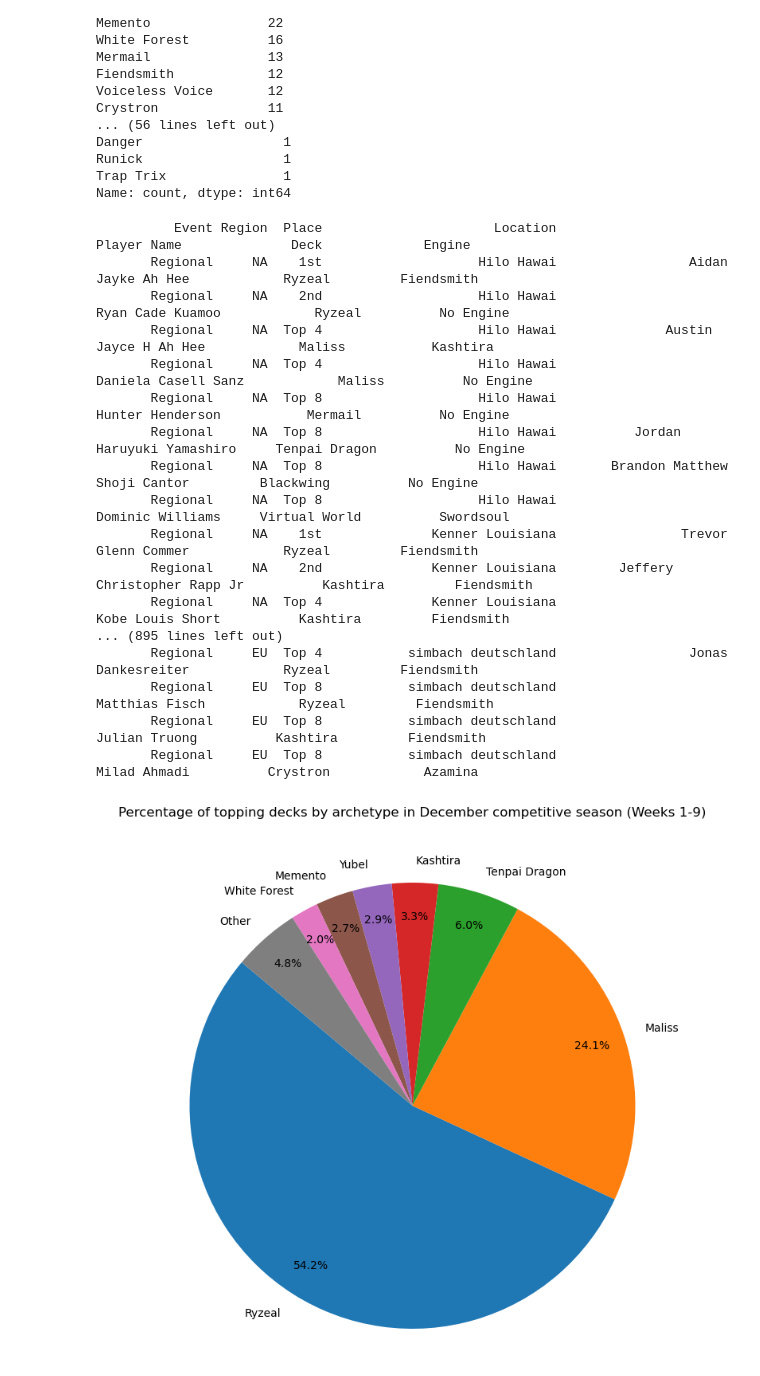
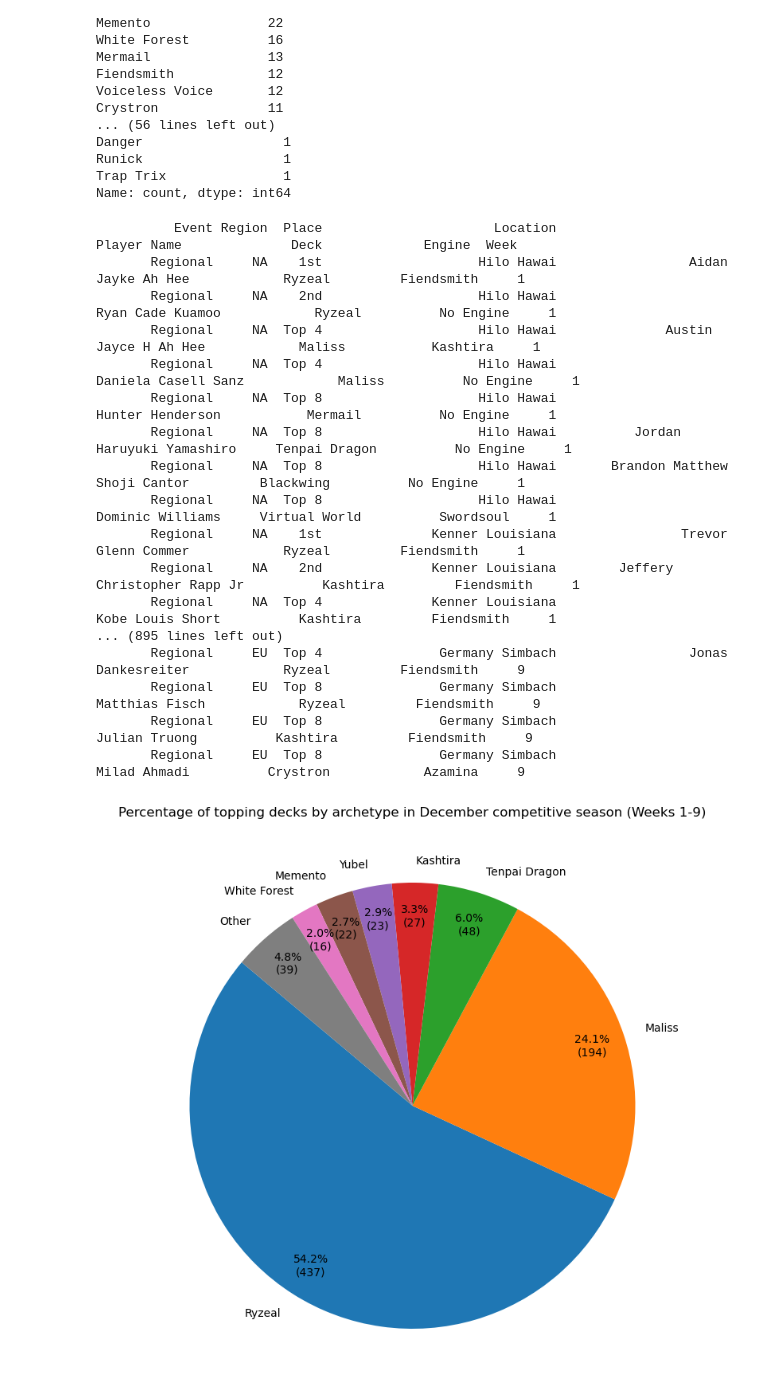
Before and after one commit to viktortrilar/data-analysis-projects, a Jupyter notebook: Yu-Gi-Oh_December_Format_Tournament_Performance.ipynb, the cells around one changed output. Saved outputs shown, nothing was run; the diff lists cells and outputs as text; code cells hidden in the pictures.

Commit message:
added numbers to pie chart

```diff
--- a/Yu-Gi-Oh_December_Format_Tournament_Performance.ipynb
+++ b/Yu-Gi-Oh_December_Format_Tournament_Performance.ipynb
@@ -73,40 +73,45 @@ Runick                  1
 Trap Trix               1
 Name: count, dtype: int64
 # %%
+# Use the cleaned CSV
+df_clean = pd.read_csv('DEC24-25-W1-W9_clean.csv' , encoding='ISO-8859-1', delimiter=';', na_values=['', 'NaN'], keep_default_na=False, skiprows=1)
+
 # Print DataFrame
 print(df_clean.to_string(index=False))
 
 # Filter deck types with less than 15 occurrences and group them into "Other"
 other_deck = deck_count.copy()
 other_deck[other_deck < 15] = 0
 other_deck['Other'] = (deck_count < 15).sum()
 other_deck = other_deck[other_deck > 0]
 
+# Plot pie chart with percentage and number of topping decks by archetype
+total_deck = sum(other_deck)
 plt.figure(figsize=(10, 8))
-plt.pie(other_deck, labels=other_deck.index, autopct='%1.1f%%', startangle=140, pctdistance=0.85, labeldistance=1.1)
+plt.pie(other_deck, labels=other_deck.index, autopct=lambda pct:f'{pct:.1f}%\n({int(round(pct * total_deck / 100.0))})', startangle=140, pctdistance=0.85, labeldistance=1.1)
 plt.axis('equal')
 
 plt.title('Percentage of topping decks by archetype in December competitive season (Weeks 1-9)', pad=40)
 plt.show()
 # %% [output]
-          Event Region  Place                      Location                        Player Name              Deck             Engine
-       Regional     NA    1st                    Hilo Hawai                 Aidan Jayke Ah Hee            Ryzeal         Fiendsmith
-       Regional     NA    2nd                    Hilo Hawai                   Ryan Cade Kuamoo            Ryzeal          No Engine
-       Regional     NA  Top 4                    Hilo Hawai              Austin Jayce H Ah Hee            Maliss           Kashtira
-       Regional     NA  Top 4                    Hilo Hawai                Daniela Casell Sanz            Maliss          No Engine
-       Regional     NA  Top 8                    Hilo Hawai                   Hunter Henderson           Mermail          No Engine
-       Regional     NA  Top 8                    Hilo Hawai          Jordan Haruyuki Yamashiro     Tenpai Dragon          No Engine
-       Regional     NA  Top 8                    Hilo Hawai       Brandon Matthew Shoji Cantor         Blackwing          No Engine
-       Regional     NA  Top 8                    Hilo Hawai                   Dominic Williams     Virtual World          Swordsoul
-       Regional     NA    1st              Kenner Louisiana                Trevor Glenn Commer            Ryzeal         Fiendsmith
-       Regional     NA    2nd              Kenner Louisiana        Jeffery Christopher Rapp Jr          Kashtira         Fiendsmith
-       Regional     NA  Top 4              Kenner Louisiana                   Kobe Louis Short          Kashtira         Fiendsmith
+          Event Region  Place                      Location                        Player Name              Deck             Engine  Week
+       Regional     NA    1st                    Hilo Hawai                 Aidan Jayke Ah Hee            Ryzeal         Fiendsmith     1
+       Regional     NA    2nd                    Hilo Hawai                   Ryan Cade Kuamoo            Ryzeal          No Engine     1
+       Regional     NA  Top 4                    Hilo Hawai              Austin Jayce H Ah Hee            Maliss           Kashtira     1
+       Regional     NA  Top 4                    Hilo Hawai                Daniela Casell Sanz            Maliss          No Engine     1
+       Regional     NA  Top 8                    Hilo Hawai                   Hunter Henderson           Mermail          No Engine     1
+       Regional     NA  Top 8                    Hilo Hawai          Jordan Haruyuki Yamashiro     Tenpai Dragon          No Engine     1
+       Regional     NA  Top 8                    Hilo Hawai       Brandon Matthew Shoji Cantor         Blackwing          No Engine     1
+       Regional     NA  Top 8                    Hilo Hawai                   Dominic Williams     Virtual World          Swordsoul     1
+       Regional     NA    1st              Kenner Louisiana                Trevor Glenn Commer            Ryzeal         Fiendsmith     1
+       Regional     NA    2nd              Kenner Louisiana        Jeffery Christopher Rapp Jr          Kashtira         Fiendsmith     1
+       Regional     NA  Top 4              Kenner Louisiana                   Kobe Louis Short          Kashtira         Fiendsmith     1
 ... (895 lines left out)
-       Regional     EU  Top 4           simbach deutschland                 Jonas Dankesreiter            Ryzeal         Fiendsmith
-       Regional     EU  Top 8           simbach deutschland                     Matthias Fisch            Ryzeal         Fiendsmith
-       Regional     EU  Top 8           simbach deutschland                      Julian Truong          Kashtira         Fiendsmith
-       Regional     EU  Top 8           simbach deutschland                       Milad Ahmadi          Crystron            Azamina
+       Regional     EU  Top 4               Germany Simbach                 Jonas Dankesreiter            Ryzeal         Fiendsmith     9
+       Regional     EU  Top 8               Germany Simbach                     Matthias Fisch            Ryzeal         Fiendsmith     9
+       Regional     EU  Top 8               Germany Simbach                      Julian Truong          Kashtira         Fiendsmith     9
+       Regional     EU  Top 8               Germany Simbach                       Milad Ahmadi          Crystron            Azamina     9
-[figure, old version]
+[figure, new version]
 # %%
 # Filter engine types with less than 15 occurrences and group them into "Other"
 other_engine = engine_count.copy()
```
Also changed, not shown: parts of 2 cells of this notebook.
